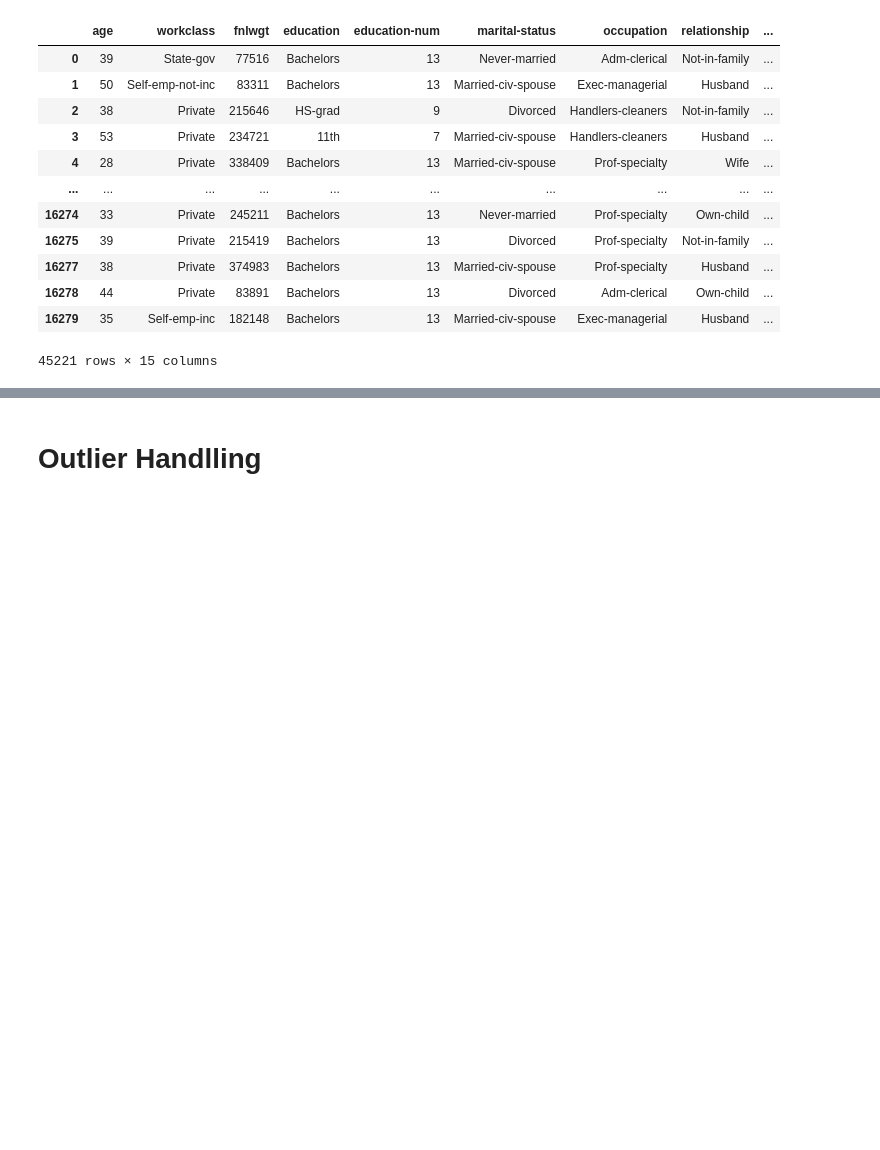
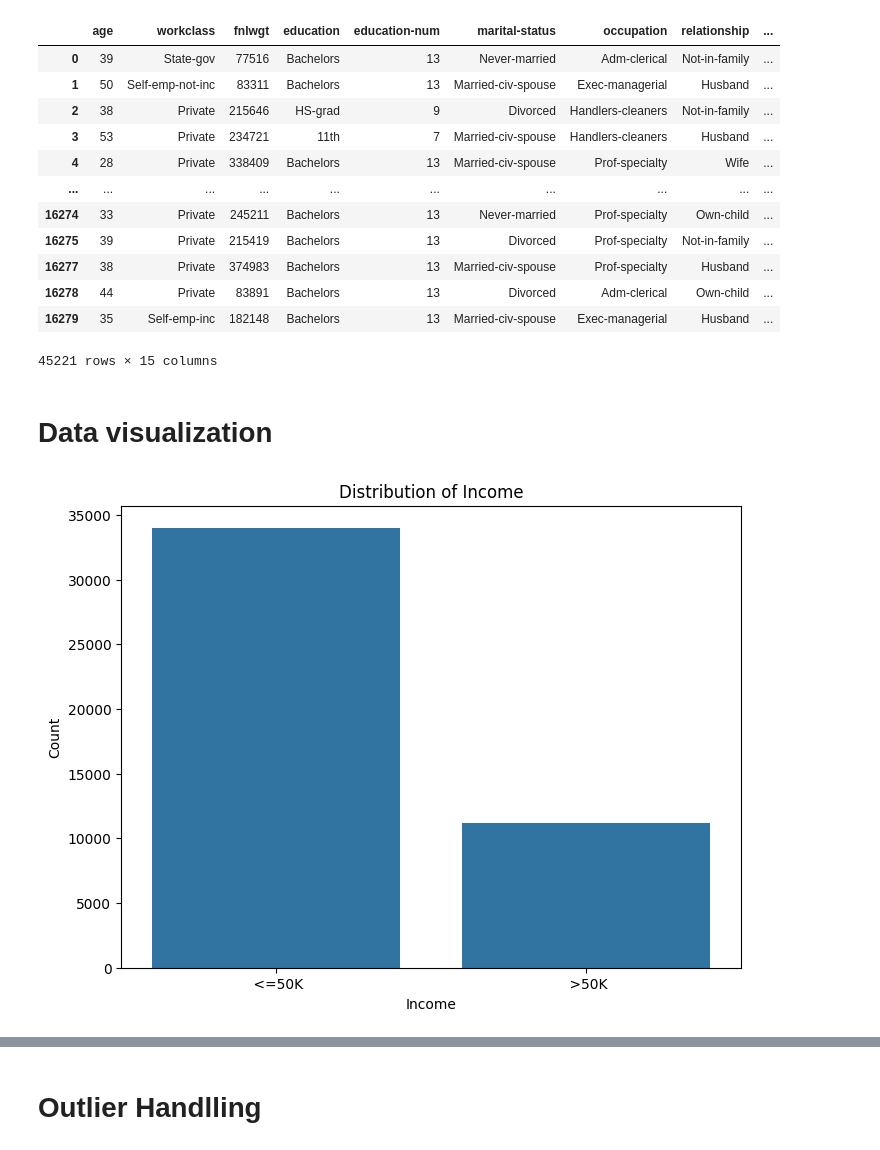
Before and after one commit to ChavinduDulaj/Income-Prediction-Project, a Jupyter notebook: preprocessingVS.ipynb, the cells around one changed output, grey strips where cells are left out. Cells and saved outputs as stored; diff of their text form; code cells hidden in the pictures; blank space fills up the shorter version.

```diff
--- a/preprocessingVS.ipynb
+++ b/preprocessingVS.ipynb
@@ -256,3 +252,18 @@ df
 | 16278 | 44 | Private | 83891 | Bachelors | 13 | Divorced | Adm-clerical | Own-child | ... |
 | 16279 | 35 | Self-emp-inc | 182148 | Bachelors | 13 | Married-civ-spouse | Exec-managerial | Husband | ... |
 45221 rows × 15 columns
+# %% [markdown]
+# Data visualization
+# %%
+import matplotlib.pyplot as plt
+import seaborn as sns
+
+# Countplot for 'income'
+plt.figure(figsize=(8, 6))
+sns.countplot(data=df, x='income')
+plt.title('Distribution of Income')
+plt.xlabel('Income')
+plt.ylabel('Count')
+plt.show()
+# %% [output]
+[figure, added]
```
Also changed, not shown: parts of 26 cells of this notebook, 4 other files.
